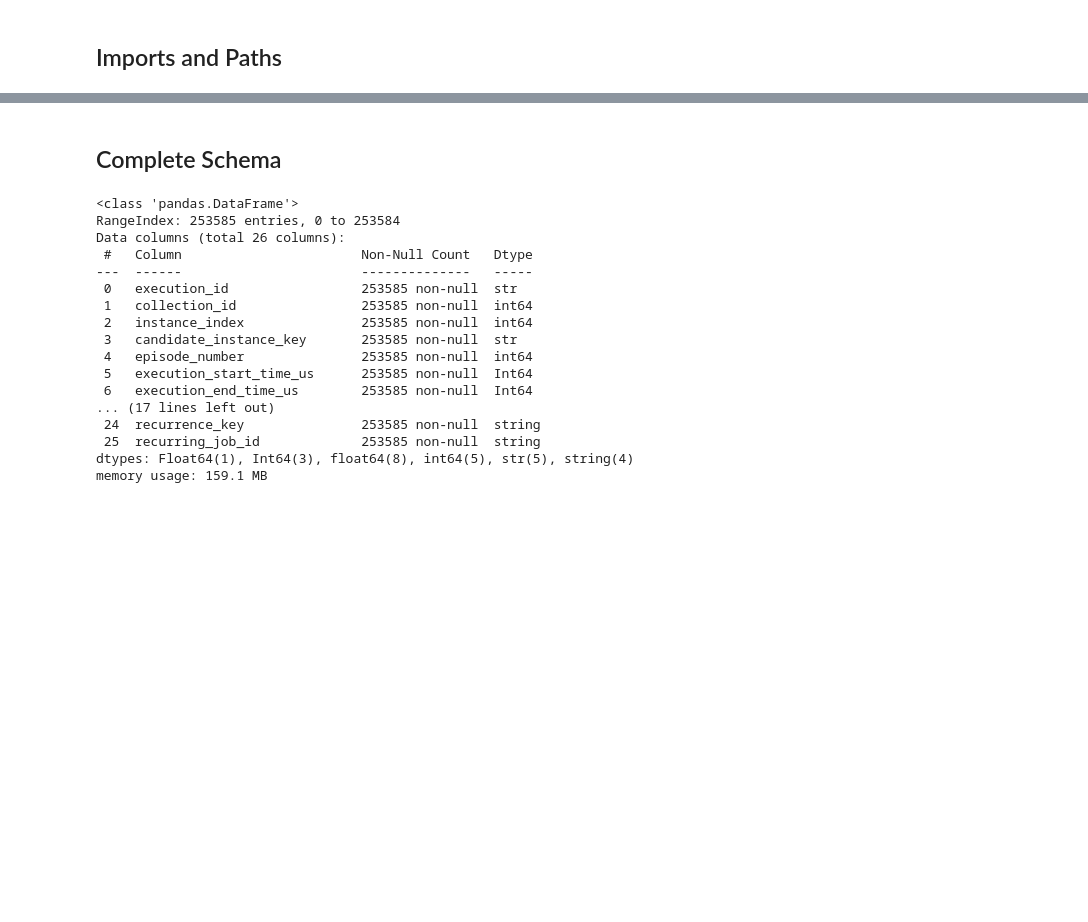
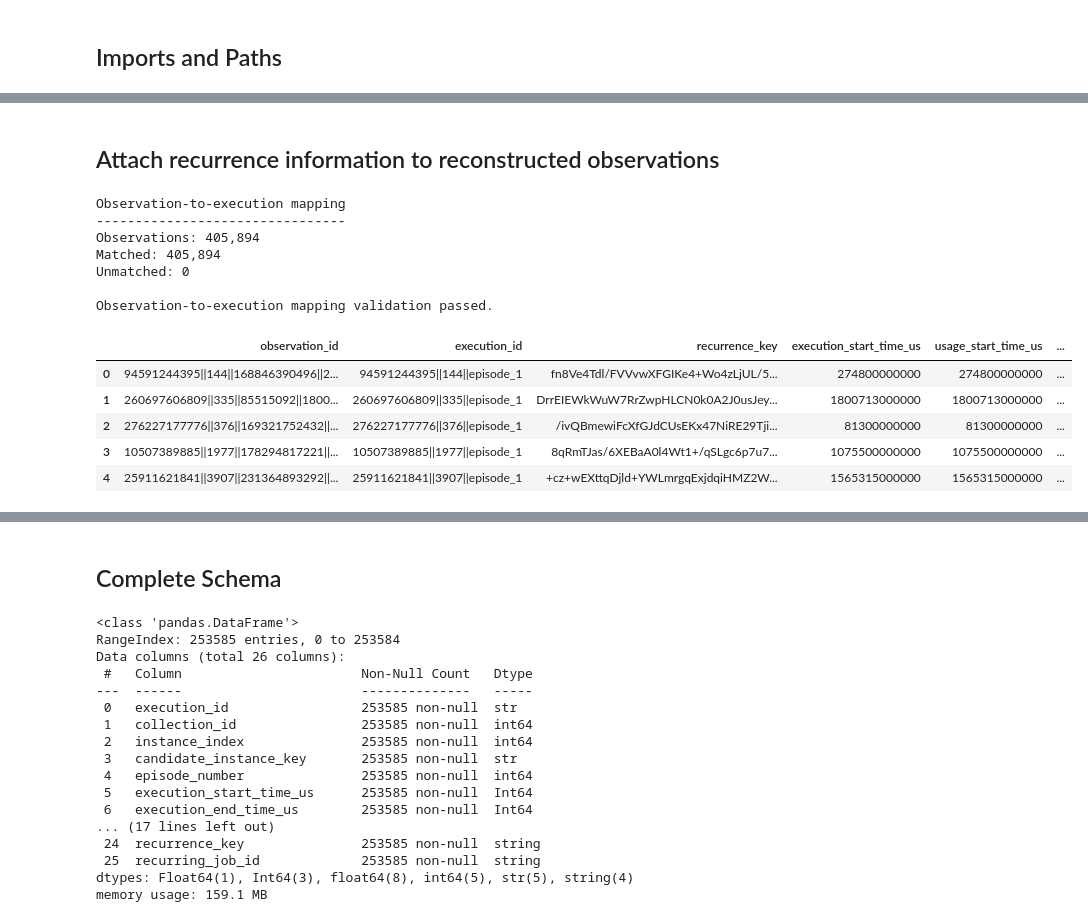
Before and after one commit to sonalilonkar1/masters-project, a Jupyter notebook: pipelines/google_subset/03_buildProfilesAndMetrics.ipynb, the cells around one changed output, grey strips where cells are left out. Cells and saved outputs as stored; diff of their text form; code cells hidden in the pictures; blank space fills up the shorter version.

```diff
--- a/pipelines/google_subset/03_buildProfilesAndMetrics.ipynb
+++ b/pipelines/google_subset/03_buildProfilesAndMetrics.ipynb
@@ -61,3 +82,73 @@ Columns: 26
 | 3 | 100286199||321||episode_1 | 100286199 | 321 | 100286199||321 | 1 | ... |
 | 4 | 100286199||323||episode_1 | 100286199 | 323 | 100286199||323 | 1 | ... |
 5 rows × 26 columns
+# %% [markdown]
+## Attach recurrence information to reconstructed observations
+# %%
+# Each observation belongs to one reconstructed execution
+# Use execution_id to attach its recurrence key and start time
+
+execution_lookup = executions[
+    [
+        "execution_id",
+        "recurrence_key",
+        "execution_start_time_us",
+    ]
+].copy()
+
+# Validate the execution lookup before merging.
+assert execution_lookup["execution_id"].is_unique
+assert execution_lookup["execution_id"].notna().all()
+assert observations["observation_id"].is_unique
+
+# Join observation-level usage windows with execution metadata
+observations = observations.merge(
+    execution_lookup,
+    on="execution_id",
+    how="left",
+    validate="many_to_one",
+    indicator=True,
+)
+
+# Validate the observation-to-execution mapping
+print("Observation-to-execution mapping")
+print("--------------------------------")
+print(f"Observations: {len(observations):,}")
+print(f"Matched: {(observations['_merge'] == 'both').sum():,}")
+print(f"Unmatched: {(observations['_merge'] != 'both').sum():,}")
+
+assert (observations["_merge"] == "both").all()
+assert observations["recurrence_key"].notna().all()
+assert observations["execution_start_time_us"].notna().all()
+
+# Remove the temporary merge indicator
+observations = observations.drop(columns="_merge")
+
+print("\nObservation-to-execution mapping validation passed.")
+
+observations[
+    [
+        "observation_id",
+        "execution_id",
+        "recurrence_key",
+        "execution_start_time_us",
+        "usage_start_time_us",
+        "usage_end_time_us",
+        "peak_cpu_ncu",
+        "peak_memory_normalized",
+    ]
+].head()
+# %% [output]
+Observation-to-execution mapping
+--------------------------------
+Observations: 405,894
+Matched: 405,894
+Unmatched: 0
+
+Observation-to-execution mapping validation passed.
+|  | observation_id | execution_id | recurrence_key | execution_start_time_us | usage_start_time_us | ... |
+| 0 | 94591244395||144||168846390496||2... | 94591244395||144||episode_1 | fn8Ve4Tdl/FVVvwXFGIKe4+Wo4zLjUL/5... | 274800000000 | 274800000000 | ... |
+| 1 | 260697606809||335||85515092||1800... | 260697606809||335||episode_1 | DrrEIEWkWuW7RrZwpHLCN0k0A2J0usJey... | 1800713000000 | 1800713000000 | ... |
+| 2 | 276227177776||376||169321752432||... | 276227177776||376||episode_1 | /ivQBmewiFcXfGJdCUsEKx47NiRE29Tji... | 81300000000 | 81300000000 | ... |
+| 3 | 10507389885||1977||178294817221||... | 10507389885||1977||episode_1 | 8qRmTJas/6XEBaA0l4Wt1+/qSLgc6p7u7... | 1075500000000 | 1075500000000 | ... |
+| 4 | 25911621841||3907||231364893292||... | 25911621841||3907||episode_1 | +cz+wEXttqDjld+YWLmrgqExjdqiHMZ2W... | 1565315000000 | 1565315000000 | ... |
```
Also changed, not shown: parts of 26 cells of this notebook.
